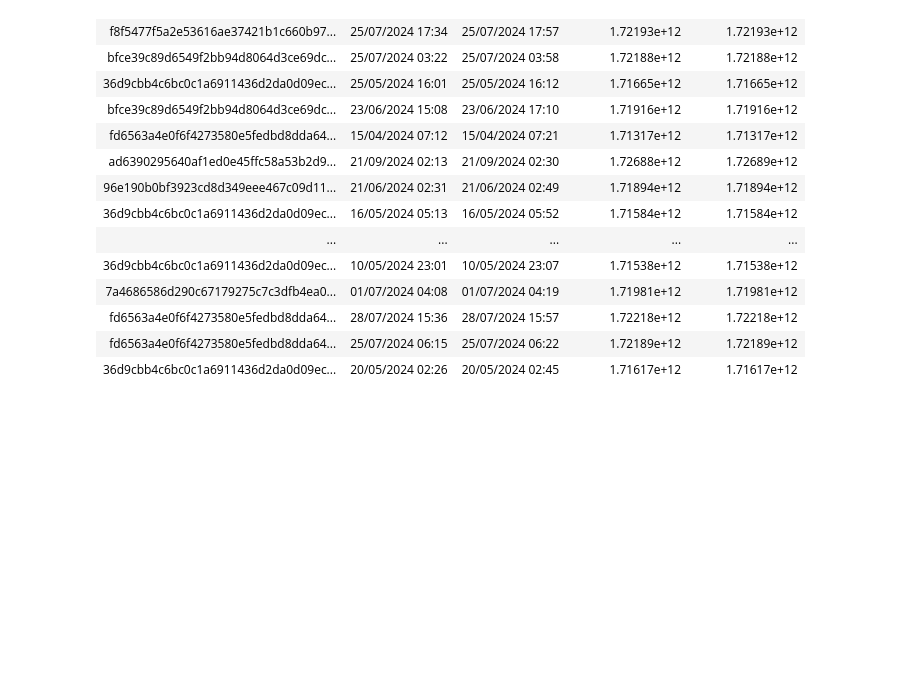
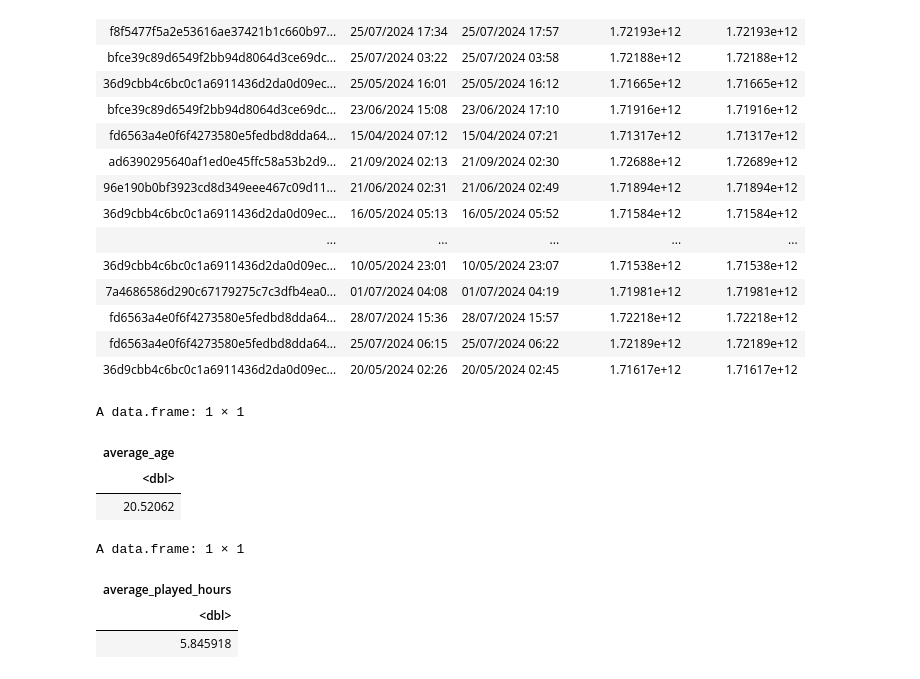
Before and after one commit to David-UBC11/dsci-100-project-template, a Jupyter notebook: ProjectPlanning.ipynb, the cells around one changed output. Cells and saved outputs as stored; diff of their text form; code cells hidden in the pictures; blank space fills up the shorter version.

```diff
--- a/ProjectPlanning.ipynb
+++ b/ProjectPlanning.ipynb
@@ -84,3 +87,17 @@ A data.frame: 1535 × 5
 | fd6563a4e0f6f4273580e5fedbd8dda64... | 28/07/2024 15:36 | 28/07/2024 15:57 | 1.72218e+12 | 1.72218e+12 |
 | fd6563a4e0f6f4273580e5fedbd8dda64... | 25/07/2024 06:15 | 25/07/2024 06:22 | 1.72189e+12 | 1.72189e+12 |
 | 36d9cbb4c6bc0c1a6911436d2da0d09ec... | 20/05/2024 02:26 | 20/05/2024 02:45 | 1.71617e+12 | 1.71617e+12 |
+# %%
+# mean value for played hours and age in data set players.csv
+summarize(players, average_age = mean(Age, na.rm = TRUE))
+
+summarize(players, average_played_hours = mean(played_hours, na.rm = TRUE))
+# %% [output]
+A data.frame: 1 × 1
+| average_age |
+| <dbl> |
+| 20.52062 |
+A data.frame: 1 × 1
+| average_played_hours |
+| <dbl> |
+| 5.845918 |
```
Also changed, not shown: parts of 6 cells of this notebook.
